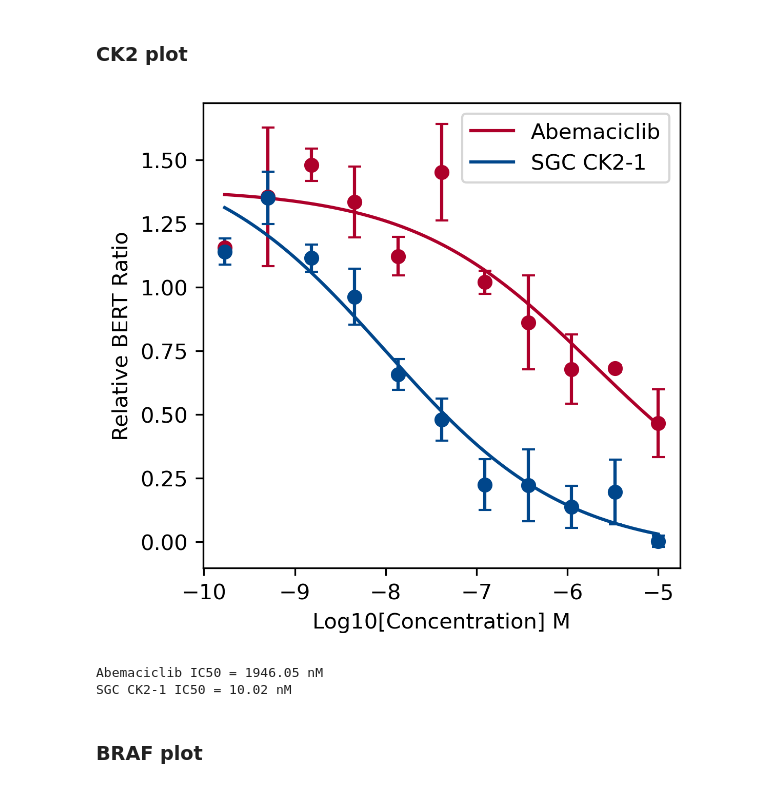
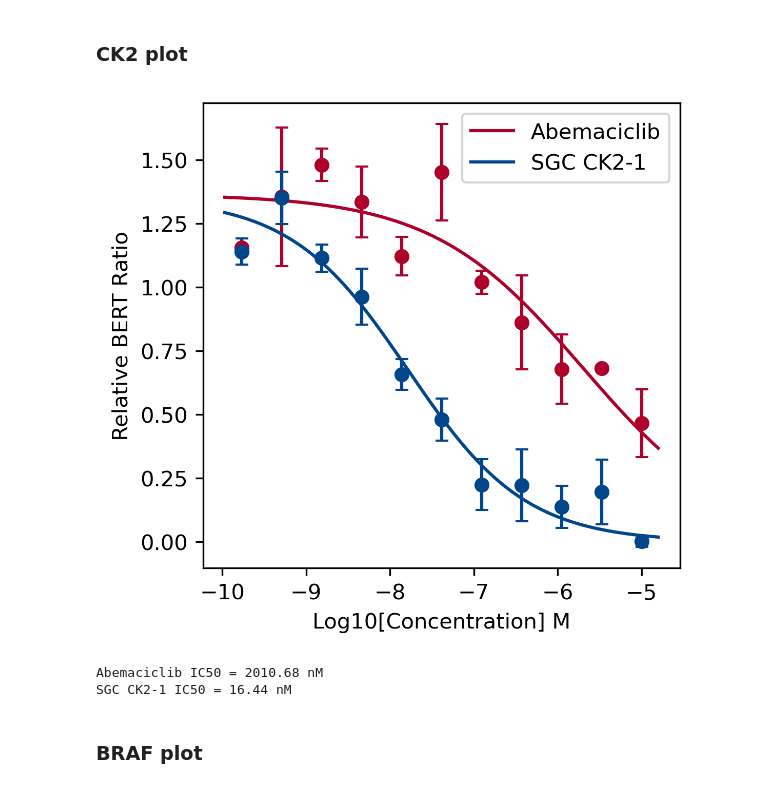
Before and after one commit to hcji/MAPS-iTSA, a Jupyter notebook: notebook/12_nanobert_lineplot.ipynb, the cells around one changed output. Drawn from its saved outputs; the diff is of its cells as text; code cells hidden in the pictures.

```diff
--- a/notebook/12_nanobert_lineplot.ipynb
+++ b/notebook/12_nanobert_lineplot.ipynb
@@ -11,45 +11,46 @@ data_braf = pd.read_excel('data/nano_bert_lineplot_braf.xlsx')
 # %% [markdown]
 ### Define function
 # %%
-def hill_function(x, a, b, c):
-    return c + (a - c) / (1 + 10 ** ((x - b) * np.log10(np.e)))
+def sigmoidal_curve(x, a, b, c):
+    y = c / (1 + np.exp(-a*(x-b)))
+    return y
 # %% [markdown]
 ### CK2 plot
 # %%
 import numpy as np
 from scipy.optimize import curve_fit
 
 x_values = data_ck2.loc[:,'x'].values
 y1_values = data_ck2.loc[:,'y_abemaciclib'].values
 y1_error = data_ck2.loc[:,'sd_abemaciclib'].values
 y2_values = data_ck2.loc[:,'y_sgc_ck2'].values
 y2_error = data_ck2.loc[:,'sd_sgc_ck2'].values
 
-x0 = np.arange(x_values[-1], x_values[0], 0.01)
-popt1, pcov1 = curve_fit(hill_function, x_values, y1_values)
-popt2, pcov2 = curve_fit(hill_function, x_values, y2_values)
+x0 = np.arange(x_values[-1] - 0.2, x_values[0] + 0.2, 0.001)
+popt1, pcov1 = curve_fit(sigmoidal_curve, list(x_values) , list(y1_values), maxfev=10000)
+popt2, pcov2 = curve_fit(sigmoidal_curve, list(x_values), list(y2_values), maxfev=10000)
 
 plt.figure(figsize=(4, 4), dpi=300)
-plt.plot(x0, hill_function(x0, *popt1), label='Abemaciclib', color='#AD002AFF')
-plt.plot(x0, hill_function(x0, *popt2), label='SGC CK2-1', color='#00468BFF')
+plt.plot(x0, sigmoidal_curve(x0, *popt1), label='Abemaciclib', color='#AD002AFF')
+plt.plot(x0, sigmoidal_curve(x0, *popt2), label='SGC CK2-1', color='#00468BFF')
 plt.errorbar(x_values, y1_values, yerr=y1_error, fmt='o', capsize=3, color='#AD002AFF')
 plt.errorbar(x_values, y2_values, yerr=y2_error, fmt='o', capsize=3, color='#00468BFF')
 plt.legend()
 plt.xlabel("Log10[Concentration] M")
 plt.ylabel("Relative BERT Ratio")
 plt.show()
 
 # Extract the IC50 value
 ic50_1 = 10 ** popt1[1] * 10 ** 9
 ic50_2 = 10 ** popt2[1] * 10 ** 9
 
 # Print the IC50 value
 print("Abemaciclib IC50 = {:.2f} nM".format(ic50_1))
 print("SGC CK2-1 IC50 = {:.2f} nM".format(ic50_2))
 # %% [output]
-[figure, old version]
+[figure, new version]
-Abemaciclib IC50 = 1946.05 nM
-SGC CK2-1 IC50 = 10.02 nM
+Abemaciclib IC50 = 2010.68 nM
+SGC CK2-1 IC50 = 16.44 nM
 # %% [markdown]
 ### BRAF plot
 # %%
```
Also changed, not shown: parts of 2 cells of this notebook, 1 other file.
